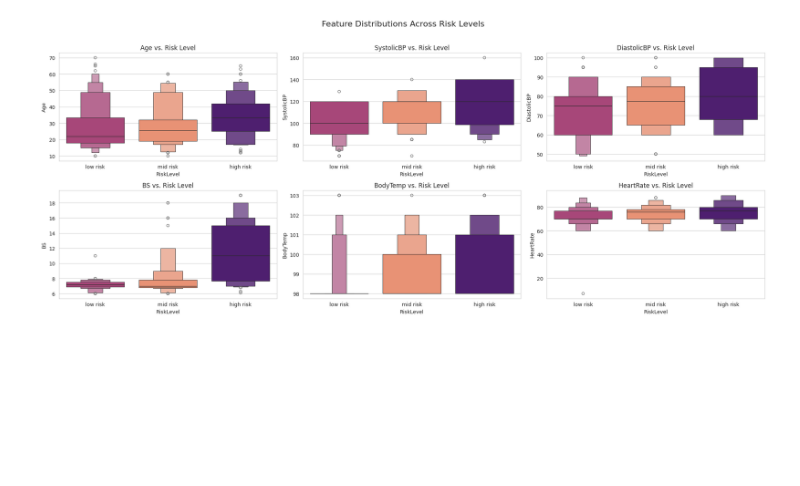
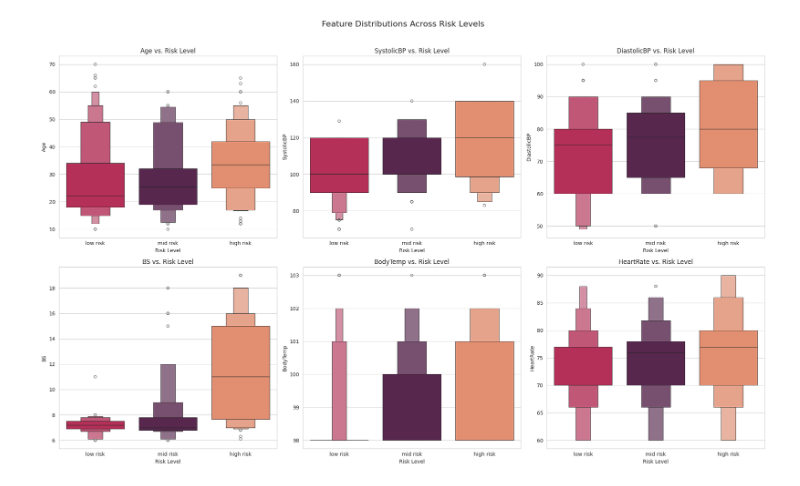
Before and after one commit to Adriano-7/imbalanced-data-synthesis-quality, a Jupyter notebook: maternal_health_risk.ipynb, the cells around one changed output. Saved outputs shown, nothing was run; the diff lists cells and outputs as text; code cells hidden in the pictures; blank space fills up the shorter version.

Commit message:
Finished EDA of the maternal health risk

```diff
--- a/maternal_health_risk.ipynb
+++ b/maternal_health_risk.ipynb
@@ -6,16 +14,16 @@ import seaborn as sns
 import plotly.express as px
 from ucimlrepo import fetch_ucirepo
 
+COLOR_PALETTE = 'rocket_r'
 sns.set_style("whitegrid")
 plt.rcParams['figure.figsize'] = (10, 6)
 
 maternal_health_risk = fetch_ucirepo(id=863)
-
 X = maternal_health_risk.data.features
 y = maternal_health_risk.data.targets
-
 df = pd.concat([X, y], axis=1)
 
 print("Dataset loaded successfully!")
+df.head()
 # %% [output]
 Dataset loaded successfully!
@@ -70,0 +139,3 @@ Descriptive Statistics:
+# %%
+df.drop_duplicates(inplace=True)
+print(f"Duplicates removed. New DataFrame shape: {df.shape}")
@@ -70,0 +148,5 @@ Descriptive Statistics:
+# %%
+display(df.describe())
+
+df = df[df['HeartRate'] != 7]
+print(f"\nOutlier record removed. Final DataFrame shape: {df.shape}")
@@ -71,16 +195,20 @@ Descriptive Statistics:
 # %%
 numerical_features = ['Age', 'SystolicBP', 'DiastolicBP', 'BS', 'BodyTemp', 'HeartRate']
 
-fig, axes = plt.subplots(len(numerical_features), 2, figsize=(15, 8))
+fig, axes = plt.subplots(len(numerical_features), 2, figsize=(12, 15))
 fig.suptitle('Distribution of Numerical Features', fontsize=16, y=1.02)
 
 for i, col in enumerate(numerical_features):
-    sns.histplot(df[col], kde=True, ax=axes[i, 0], bins=20, color='skyblue')
+    sns.histplot(df[col], kde=True, ax=axes[i, 0], bins=20, color=sns.color_palette(COLOR_PALETTE)[0])
     axes[i, 0].set_title(f'Histogram of {col}')
+    axes[i, 0].set_xlabel('')
+    axes[i, 0].set_ylabel('')
 
-    sns.boxplot(x=df[col], ax=axes[i, 1], color='lightcoral')
+    sns.boxplot(x=df[col], ax=axes[i, 1], color=sns.color_palette(COLOR_PALETTE)[2])
     axes[i, 1].set_title(f'Box Plot of {col}')
+    axes[i, 1].set_xlabel('')
 
-plt.tight_layout()
+
+plt.tight_layout(rect=[0, 0, 1, 1])
 plt.show()
 # %% [output]
@@ -114,20 +246,18 @@ plt.show()
 # %%
-numerical_features = ['Age', 'SystolicBP', 'DiastolicBP', 'BS', 'BodyTemp', 'HeartRate']
-
-fig, axes = plt.subplots(2, 3, figsize=(20, 8))
+fig, axes = plt.subplots(2, 3, figsize=(20, 12))
 fig.suptitle('Feature Distributions Across Risk Levels', fontsize=16, y=1.02)
 risk_order = ['low risk', 'mid risk', 'high risk']
 
 for i, col in enumerate(numerical_features):
     row, col_idx = divmod(i, 3)
+    sns.boxenplot(x='RiskLevel', y=col, data=df, order=risk_order,
+                  ax=axes[row, col_idx], palette=COLOR_PALETTE,
+                  hue='RiskLevel', legend=False)
+    axes[row, col_idx].set_title(f'{col} vs. Risk Level')
+    axes[row, col_idx].set_xlabel('Risk Level')
+    axes[row, col_idx].set_ylabel(col)
 
-    sns.boxenplot(x='RiskLevel', y=col, data=df, order=risk_order,
-                  ax=axes[row, col_idx], palette='magma',
-                  hue='RiskLevel', legend=False)
-
-    axes[row, col_idx].set_title(f'{col} vs. Risk Level')
-
-plt.tight_layout()
+plt.tight_layout(rect=[0, 0, 1, 1])
 plt.show()
 # %% [output]
-[figure, old version]
+[figure, new version]
```
Also changed, not shown: parts of 30 cells of this notebook.
